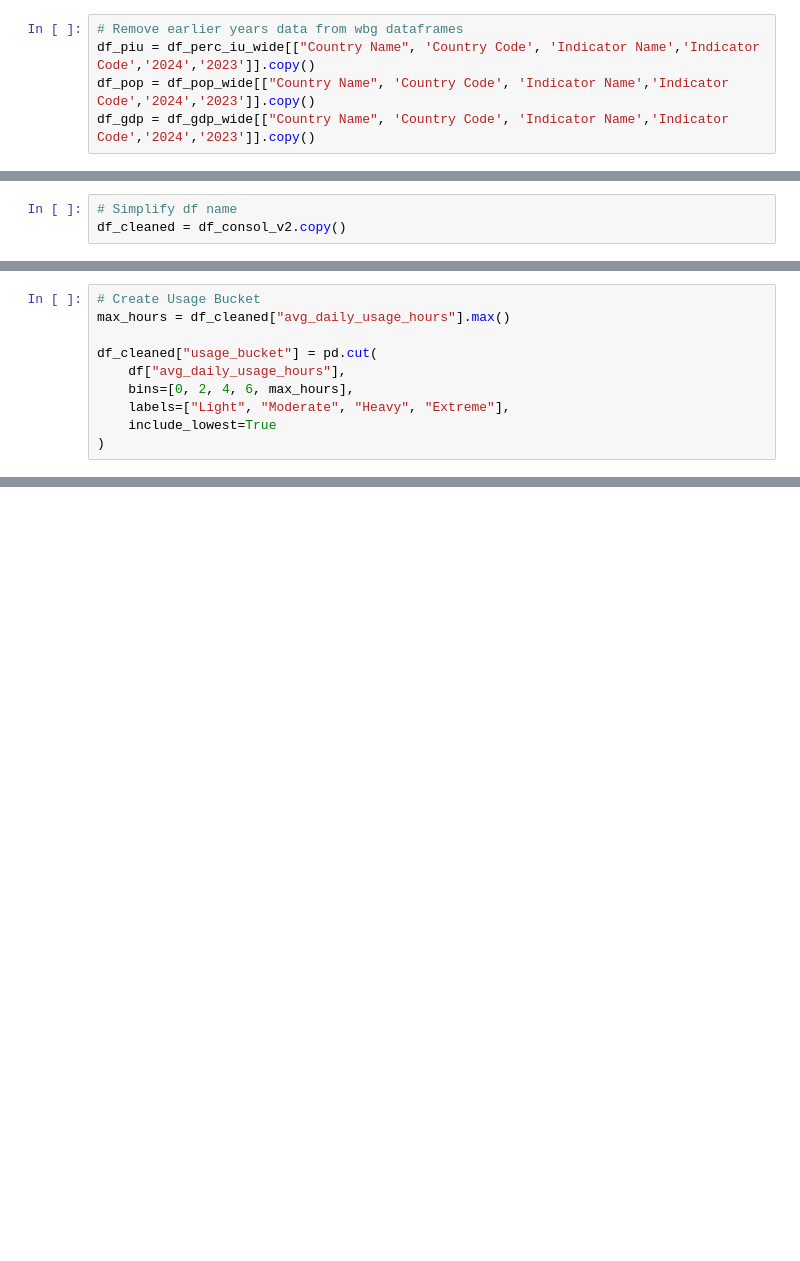
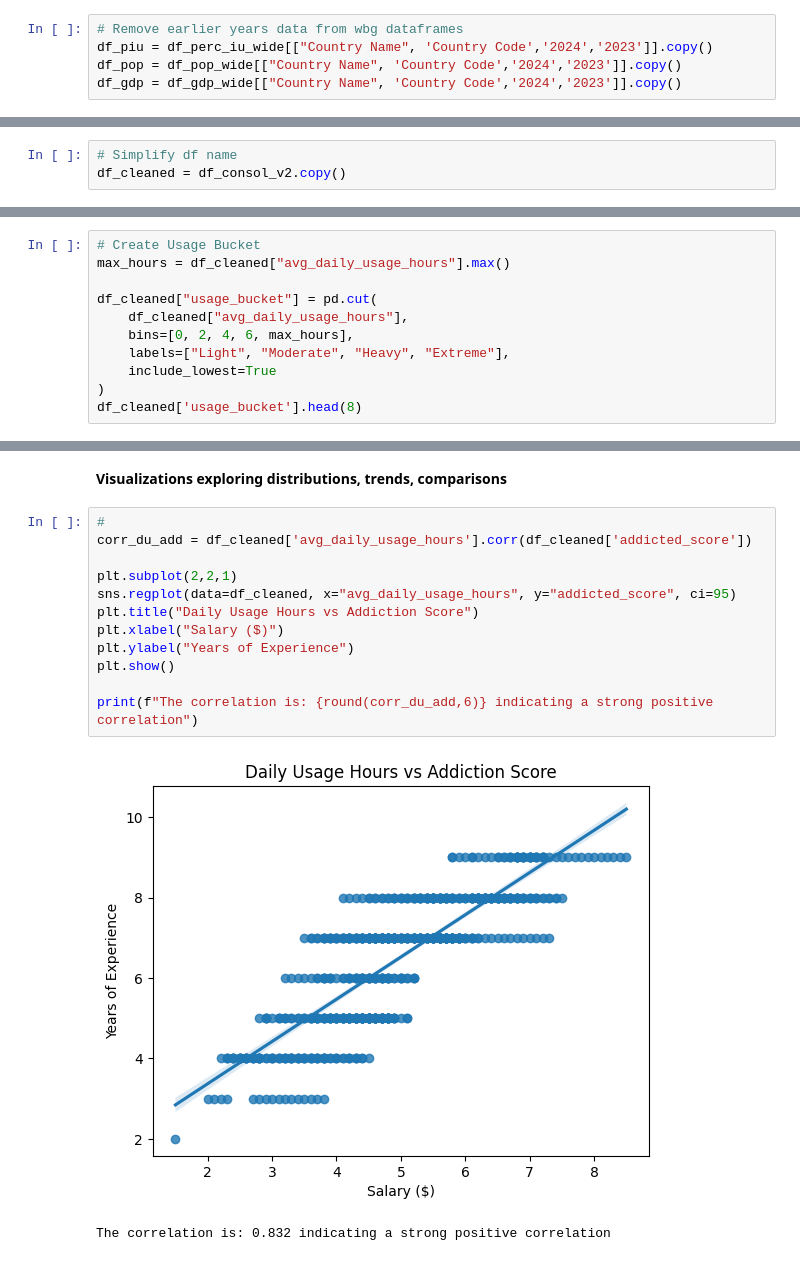
Before and after one commit to lschuler-dotcom/capstone_project, a Jupyter notebook: notebooks/capstone_project.ipynb, the cells around one changed output, grey strips where cells are left out. Cells and saved outputs as stored; diff of their text form; blank space fills up the shorter version.

```diff
--- a/notebooks/capstone_project.ipynb
+++ b/notebooks/capstone_project.ipynb
@@ -61,9 +65,9 @@ df_perc_iu_wide.head(1)
 * I am including 2024 and 2023 to do Growth %
 # %%
 # Remove earlier years data from wbg dataframes
-df_piu = df_perc_iu_wide[["Country Name", 'Country Code', 'Indicator Name','Indicator Code','2024','2023']].copy()
-df_pop = df_pop_wide[["Country Name", 'Country Code', 'Indicator Name','Indicator Code','2024','2023']].copy()
-df_gdp = df_gdp_wide[["Country Name", 'Country Code', 'Indicator Name','Indicator Code','2024','2023']].copy()
+df_piu = df_perc_iu_wide[["Country Name", 'Country Code','2024','2023']].copy()
+df_pop = df_pop_wide[["Country Name", 'Country Code','2024','2023']].copy()
+df_gdp = df_gdp_wide[["Country Name", 'Country Code','2024','2023']].copy()
 # %%
 print("The remaining columns of the world bank data frames are:\n")
 print("% Internet usage\n",df_piu.columns)
@@ -624,0 +624,11 @@ df_cleaned = df_consol_v2.copy()
+# %%
+# Create Usage Bucket
+max_hours = df_cleaned["avg_daily_usage_hours"].max()
+
+df_cleaned["usage_bucket"] = pd.cut(
+    df_cleaned["avg_daily_usage_hours"],
+    bins=[0, 2, 4, 6, max_hours],
+    labels=["Light", "Moderate", "Heavy", "Extreme"],
+    include_lowest=True
+)
+df_cleaned['usage_bucket'].head(8)
@@ -648,10 +743,0 @@ df_cleaned[['student_id','sleep_hours_per_night','sleep_debt']].sort_values(by="
-# %%
-# Create Usage Bucket
-max_hours = df_cleaned["avg_daily_usage_hours"].max()
-
-df_cleaned["usage_bucket"] = pd.cut(
-    df["avg_daily_usage_hours"],
-    bins=[0, 2, 4, 6, max_hours],
-    labels=["Light", "Moderate", "Heavy", "Extreme"],
-    include_lowest=True
-)
@@ -697,0 +835,17 @@ df_consol.select_dtypes(include=['object']).value_counts()
+# %% [markdown]
+**Visualizations exploring distributions, trends, comparisons**
+# %%
+#
+corr_du_add = df_cleaned['avg_daily_usage_hours'].corr(df_cleaned['addicted_score'])
+
+plt.subplot(2,2,1)
+sns.regplot(data=df_cleaned, x="avg_daily_usage_hours", y="addicted_score", ci=95)
+plt.title("Daily Usage Hours vs Addiction Score")
+plt.xlabel("Salary ($)")
+plt.ylabel("Years of Experience")
+plt.show()
+
+print(f"The correlation is: {round(corr_du_add,6)} indicating a strong positive correlation")
+# %% [output]
+[figure, added]
+The correlation is: 0.832 indicating a strong positive correlation
```
Also changed, not shown: parts of 46 cells of this notebook.
